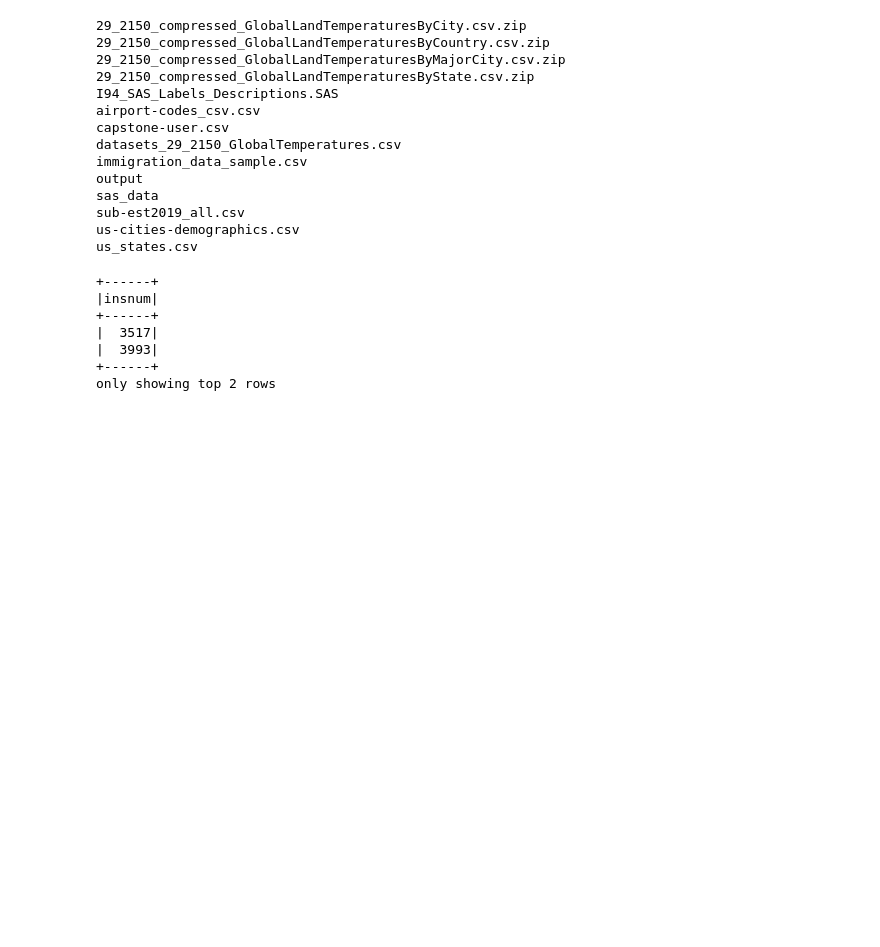
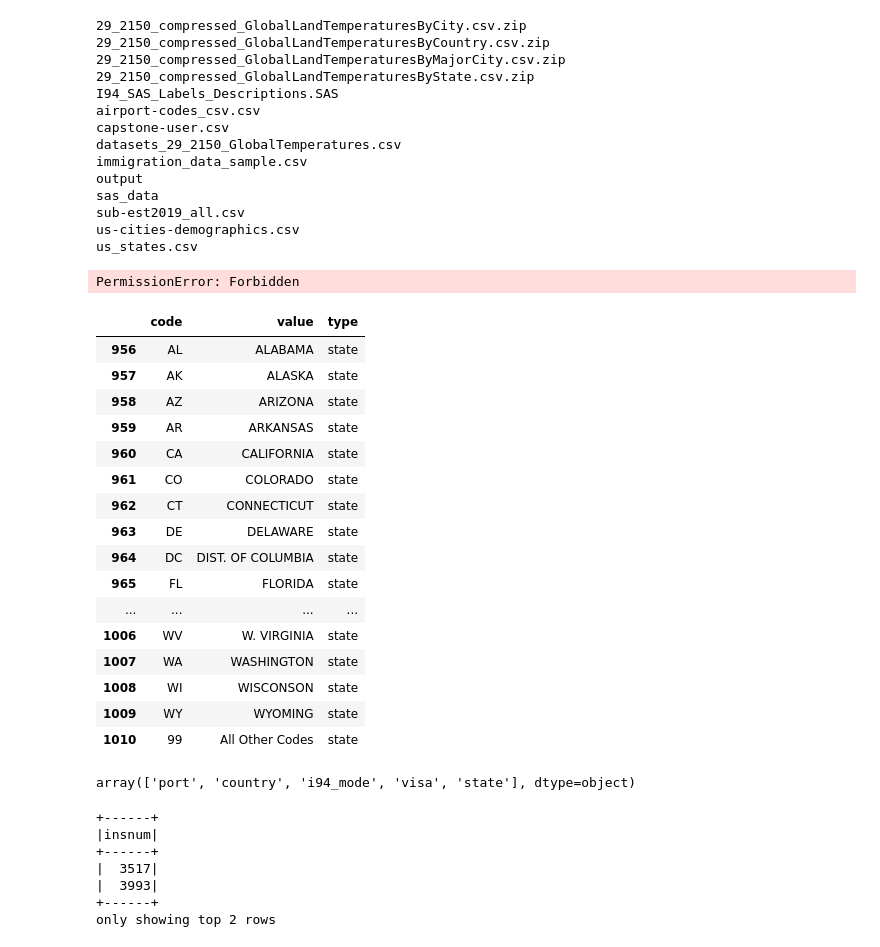
Before and after one commit to rongjiang9037/data_engineer, a Jupyter notebook: ipython_development/ETL.ipynb, the cells around one changed output. Drawn from its saved outputs; the diff is of its cells as text; code cells hidden in the pictures; blank space fills up the shorter version.

```diff
--- a/ipython_development/ETL.ipynb
+++ b/ipython_development/ETL.ipynb
@@ -36,4 +36,32 @@ config_s3.read_file(open('../aws_setup.cfg'))
 
 S3_REGION              = config_s3.get('S3', 'REGION')
 S3_BUCKET_NAME         = config_s3.get('S3', 'NAME')
+# %%
+df_tmp = pd.read_csv("s3://immigrate-demographics-s3-1629/output/label_desp_staging.csv")
+# %% [output]
+PermissionError: Forbidden
+# %%
+df_tmp.loc[df_tmp['type'] == 'state']
+# %% [output]
+|  | code | value | type |
+| 956 | AL | ALABAMA | state |
+| 957 | AK | ALASKA | state |
+| 958 | AZ | ARIZONA | state |
+| 959 | AR | ARKANSAS | state |
+| 960 | CA | CALIFORNIA | state |
+| 961 | CO | COLORADO | state |
+| 962 | CT | CONNECTICUT | state |
+| 963 | DE | DELAWARE | state |
+| 964 | DC | DIST. OF COLUMBIA | state |
+| 965 | FL | FLORIDA | state |
+| ... | ... | ... | ... |
+| 1006 | WV | W. VIRGINIA | state |
+| 1007 | WA | WASHINGTON | state |
+| 1008 | WI | WISCONSON | state |
+| 1009 | WY | WYOMING | state |
+| 1010 | 99 | All Other Codes | state |
+# %%
+df_tmp['type'].unique()
+# %% [output]
+array(['port', 'country', 'i94_mode', 'visa', 'state'], dtype=object)
 # %%
```
Also changed, not shown: parts of 34 cells of this notebook, 2 other files.
